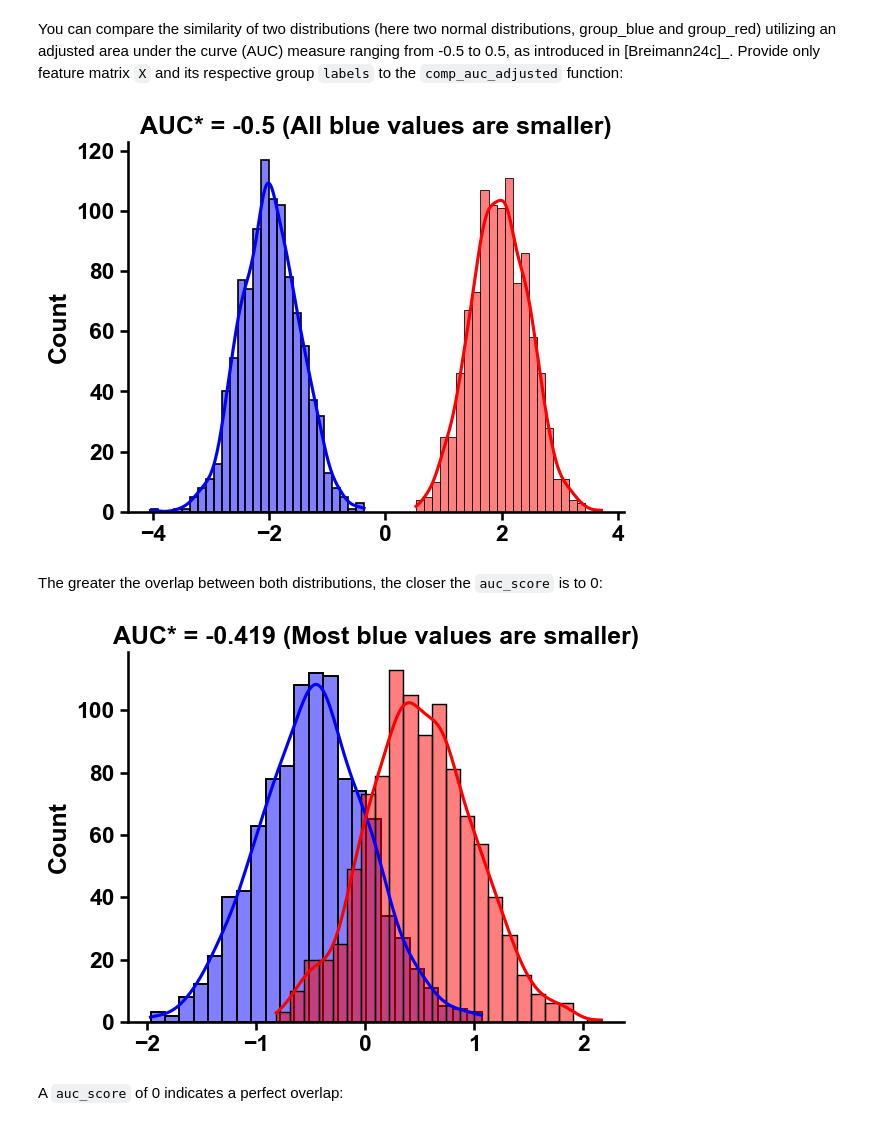
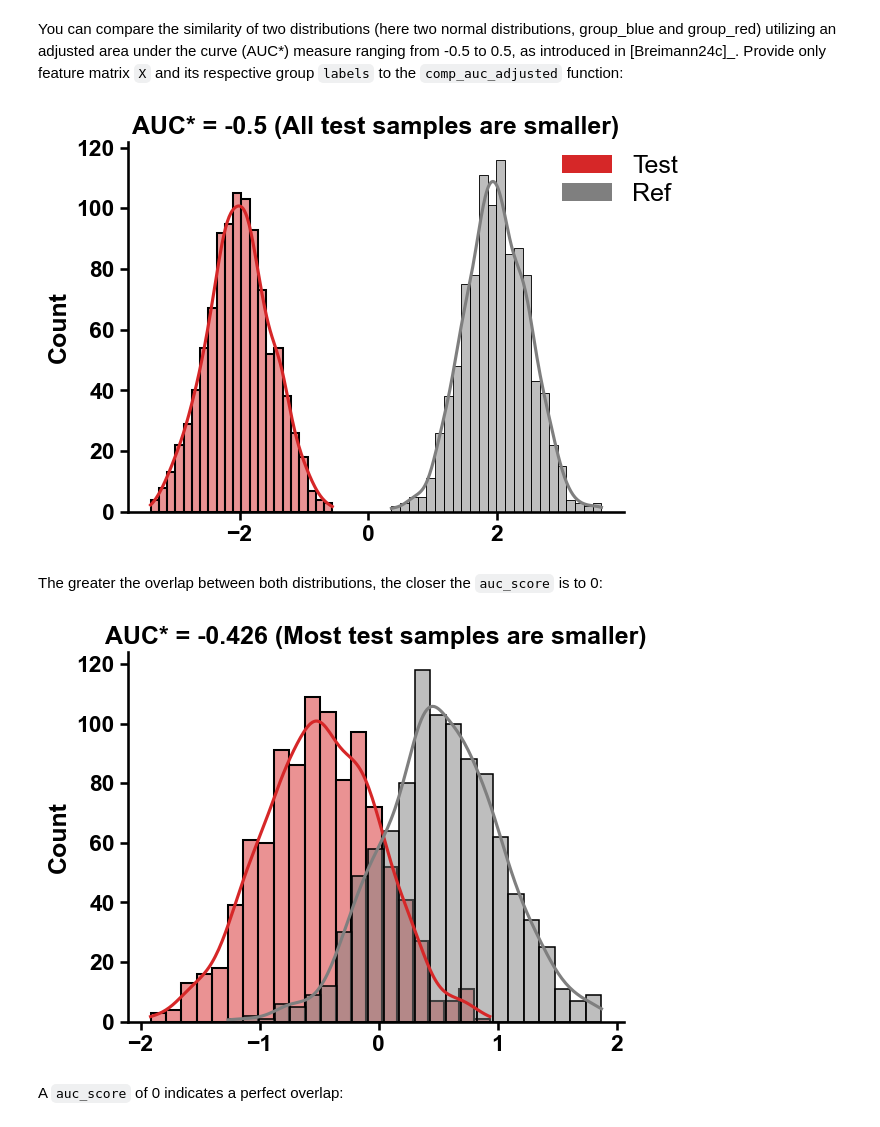
Before and after one commit to breimanntools/aaanalysis, a Jupyter notebook: examples/comp_auc_adjusted.ipynb, the cells around one changed output. Drawn from its saved outputs; the diff is of its cells as text; code cells hidden in the pictures.

```diff
--- a/examples/comp_auc_adjusted.ipynb
+++ b/examples/comp_auc_adjusted.ipynb
@@ -1,46 +1,47 @@
 # %% [markdown]
-You can compare the similarity of two distributions (here two normal distributions, group_blue and group_red) utilizing an adjusted area under the curve (AUC) measure ranging from -0.5 to 0.5, as introduced in [Breimann24c]_. Provide only feature matrix ``X`` and its respective group ``labels`` to the ``comp_auc_adjusted`` function:
+You can compare the similarity of two distributions (here two normal distributions, group_blue and group_red) utilizing an adjusted area under the curve (AUC*) measure ranging from -0.5 to 0.5, as introduced in [Breimann24c]_. Provide only feature matrix ``X`` and its respective group ``labels`` to the ``comp_auc_adjusted`` function:
 # %%
 import numpy as np
 import seaborn as sns
 import matplotlib.pyplot as plt
 import aaanalysis as aa
 # Generate random data for two groups
-group_blue = np.random.normal(-2, 0.5, 1000)  # Mean = -2, Std = 0.5, 1000 samples
-group_red = np.random.normal(2, 0.5, 1000)  # Mean = 2, Std = 0.5, 1000 samples
+group_test = np.random.normal(-2, 0.5, 1000)  # Mean = -2, Std = 0.5, 1000 samples
+group_ref = np.random.normal(2, 0.5, 1000)  # Mean = 2, Std = 0.5, 1000 samples
 
 # Combine data into a single dataset and reshape it
-X = np.hstack([group_blue, group_red]).reshape(-1, 1)  # Reshape to 2D array
+X = np.hstack([group_test, group_ref]).reshape(-1, 1)  # Reshape to 2D array
 labels = np.array([1]*1000 + [0]*1000)
 auc_score = aa.comp_auc_adjusted(X=X, labels=labels)[0]
 
 # Plot
 aa.plot_settings()
-sns.histplot(group_blue, color="blue", kde=True, label='Group 1', alpha=0.5)
-sns.histplot(group_red, color="red", kde=True, label='Group 2', alpha=0.5)
-plt.title(f"AUC* = {auc_score} (All blue values are smaller)")
+sns.histplot(group_test, color="tab:red", kde=True, label='Test group', alpha=0.5)
+sns.histplot(group_ref, color="tab:gray", kde=True, label='Reference group', alpha=0.5)
+plt.title(f"AUC* = {auc_score} (All test samples are smaller)")
+aa.plot_legend(dict_color=dict(Test="tab:red", Ref="tab:gray"), ncol=1, x=0.85, y=1)
 sns.despine()
 plt.show()
 # %% [output]
-[figure, old version]
+[figure, new version]
 # %% [markdown]
 The greater the overlap between both distributions, the closer the ``auc_score`` is to 0:
 # %%
-group_blue = np.random.normal(-0.5, 0.5, 1000)
-group_red = np.random.normal(0.5, 0.5, 1000)
-X = np.hstack([group_blue, group_red]).reshape(-1, 1)  # Reshape to 2D array
+group_test = np.random.normal(-0.5, 0.5, 1000)
+group_ref = np.random.normal(0.5, 0.5, 1000)
+X = np.hstack([group_test, group_ref]).reshape(-1, 1)  # Reshape to 2D array
 labels = np.array([1]*1000 + [0]*1000)
 auc_score = aa.comp_auc_adjusted(X, labels)[0]
 
 # Plot
 aa.plot_settings()
-sns.histplot(group_blue, color="blue", kde=True, label='Group 1', alpha=0.5)
-sns.histplot(group_red, color="red", kde=True, label='Group 2', alpha=0.5)
-plt.title(f"AUC* = {auc_score} (Most blue values are smaller)")
+sns.histplot(group_test, color="tab:red", kde=True, label='Test group', alpha=0.5)
+sns.histplot(group_ref, color="tab:gray", kde=True, label='Reference group', alpha=0.5)
+plt.title(f"AUC* = {auc_score} (Most test samples are smaller)")
 sns.despine()
 plt.show()
 # %% [output]
-[figure, old version]
+[figure, new version]
 # %% [markdown]
 A ``auc_score`` of 0 indicates a perfect overlap:
 # %%
```
Also changed, not shown: parts of 2 cells of this notebook, 12 other files.
